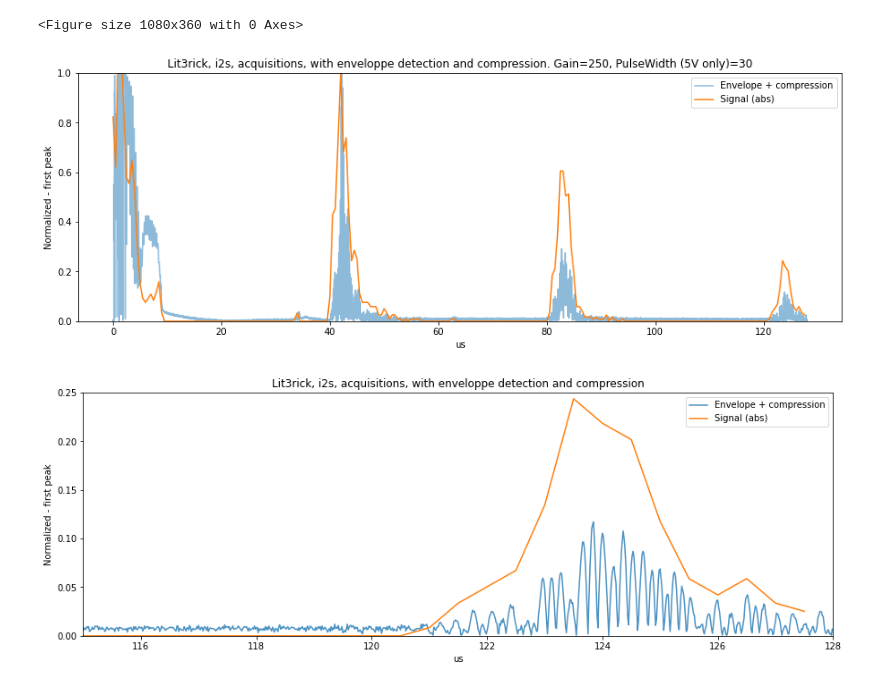
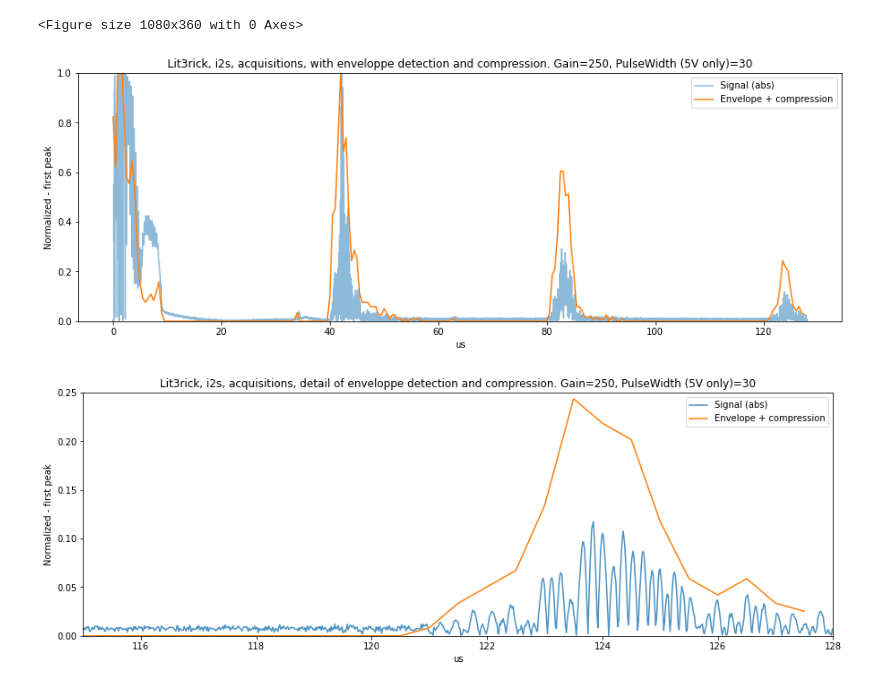
Before and after one commit to kelu124/lit3rick, a Jupyter notebook: sample_acqs/lit3rick_i2s/0.CreatingPickles_lit3.ipynb, the cells around one changed output. Saved outputs shown, nothing was run; the diff lists cells and outputs as text; code cells hidden in the pictures.

Commit message:
update of images legends

```diff
--- a/sample_acqs/lit3rick_i2s/0.CreatingPickles_lit3.ipynb
+++ b/sample_acqs/lit3rick_i2s/0.CreatingPickles_lit3.ipynb
@@ -30,8 +30,8 @@ with open('lit3rick_i2s.pkl', 'wb') as fp:
 <Figure size 1080x360 with 0 Axes>
 # %%
 plt.figure(figsize=(15,5))
-plt.plot(d["t"],np.abs(d["single_raw"])/np.max(np.abs(d["single_raw"])[2000:8000]),alpha=0.5,label="Envelope + compression")
-plt.plot(d["tfft"],d["single_fft"]/np.max(d["single_fft"][80:100]), label = "Signal (abs)")
+plt.plot(d["t"],np.abs(d["single_raw"])/np.max(np.abs(d["single_raw"])[2000:8000]),alpha=0.5,label="Signal (abs)")
+plt.plot(d["tfft"],d["single_fft"]/np.max(d["single_fft"][80:100]), label = "Envelope + compression")
 plt.title("Lit3rick, i2s, acquisitions, with enveloppe detection and compression. Gain=250, PulseWidth (5V only)=30")
 plt.ylim((0,1))
 #plt.xlim((40,50))
@@ -40,20 +40,20 @@ plt.legend()
 plt.ylabel('Normalized - first peak')
 plt.savefig("lit3_i2s.jpg")
 # %% [output]
-[figure, old version]
+[figure, new version]
 # %%
 plt.figure(figsize=(15,5))
-plt.plot(d["t"],np.abs(d["single_raw"])/np.max(np.abs(d["single_raw"])[2000:8000]),alpha=0.8,label="Envelope + compression")
-plt.plot(d["tfft"],d["single_fft"]/np.max(d["single_fft"][80:100]), label = "Signal (abs)")
+plt.plot(d["t"],np.abs(d["single_raw"])/np.max(np.abs(d["single_raw"])[2000:8000]),alpha=0.8,label="Signal (abs)")
+plt.plot(d["tfft"],d["single_fft"]/np.max(d["single_fft"][80:100]), label = "Envelope + compression")
 plt.title("Lit3rick, i2s, acquisitions, detail of enveloppe detection and compression. Gain=250, PulseWidth (5V only)=30")
 plt.ylim((0,0.25))
 plt.xlim((115,128))
 plt.xlabel('us')
 plt.ylabel('Normalized - first peak')
 plt.legend()
 plt.savefig("lit3_i2s_detailed.jpg")
 # %% [output]
-[figure, old version]
+[figure, new version]
 # %%
 with open('lit3rick_i2s.pkl', 'rb') as fp:
     data = pickle.load(fp)
```
Also changed, not shown: parts of 1 cell of this notebook, 3 other files.
